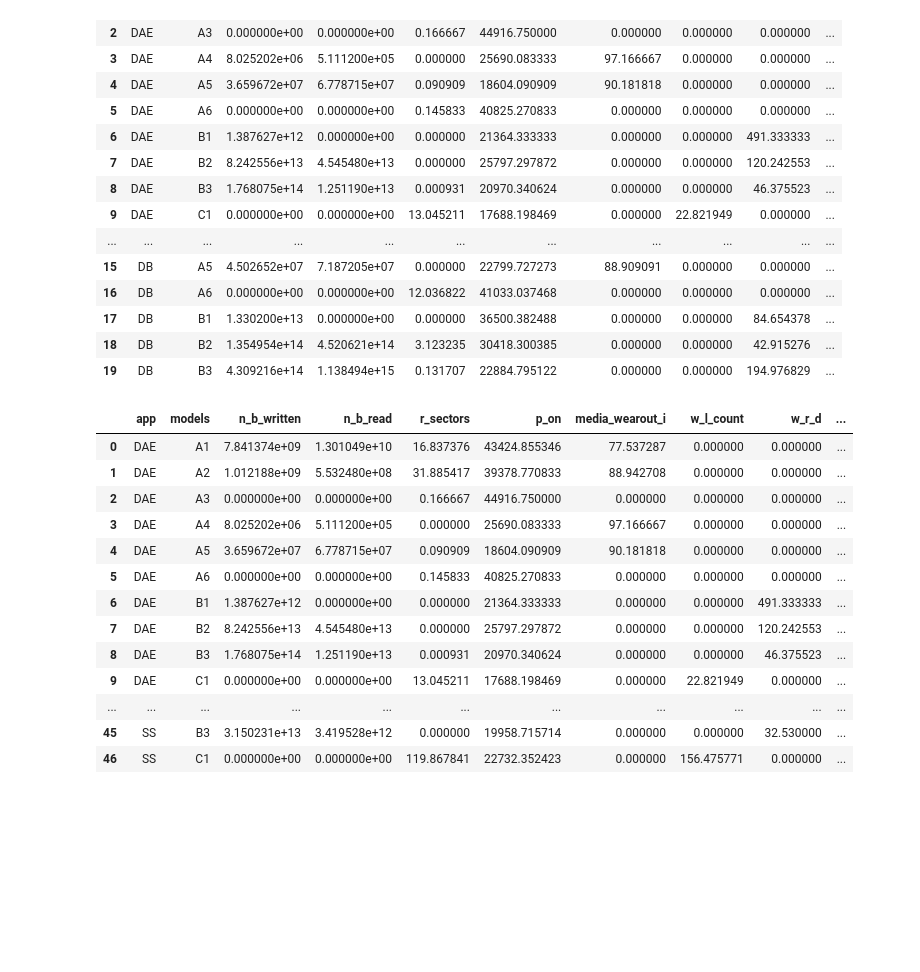
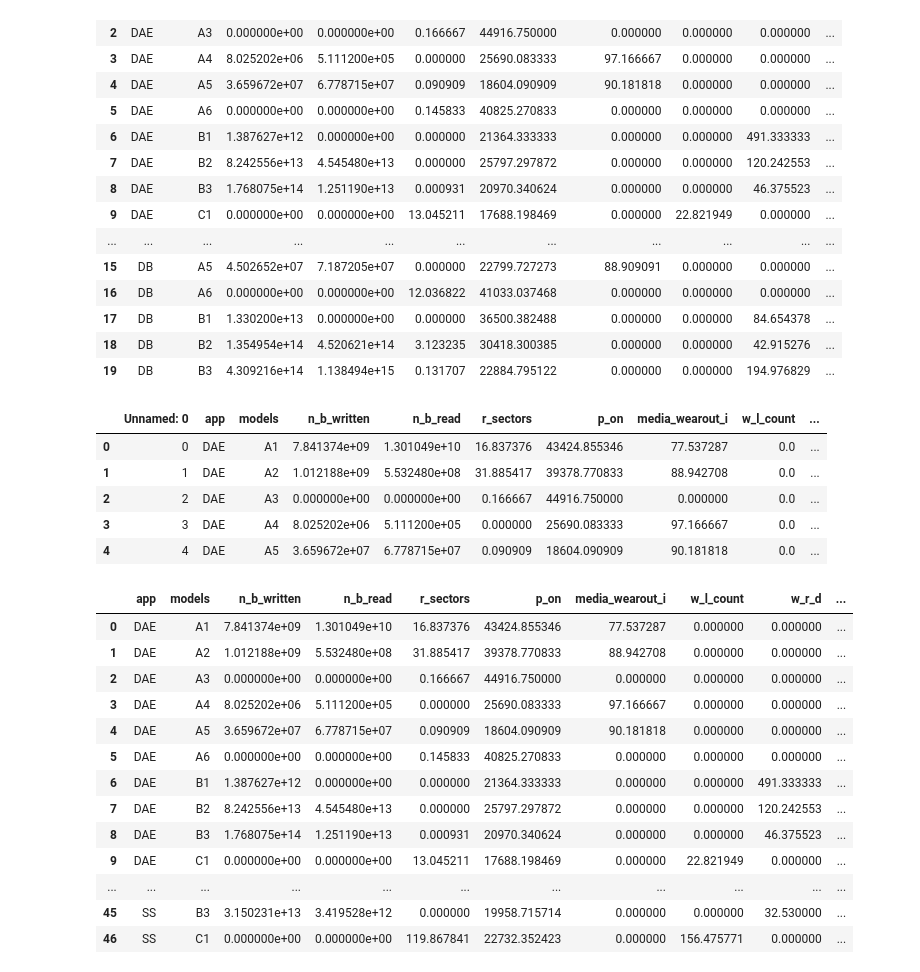
Before and after one commit to EricBorba/StorageFailurePredictor, a Jupyter notebook: Queries.ipynb, the cells around one changed output. Saved outputs shown, nothing was run; the diff lists cells and outputs as text; code cells hidden in the pictures; blank space fills up the shorter version.

```diff
--- a/Queries.ipynb
+++ b/Queries.ipynb
@@ -942,3 +944,12 @@ df_DataSetDoe.to_csv('DataSetDoe.csv')
+# %%
+df_loadDoE.head()
+# %% [output]
+|  | Unnamed: 0 | app | models | n_b_written | n_b_read | r_sectors | p_on | media_wearout_i | w_l_count | ... |
+| 0 | 0 | DAE | A1 | 7.841374e+09 | 1.301049e+10 | 16.837376 | 43424.855346 | 77.537287 | 0.0 | ... |
+| 1 | 1 | DAE | A2 | 1.012188e+09 | 5.532480e+08 | 31.885417 | 39378.770833 | 88.942708 | 0.0 | ... |
+| 2 | 2 | DAE | A3 | 0.000000e+00 | 0.000000e+00 | 0.166667 | 44916.750000 | 0.000000 | 0.0 | ... |
+| 3 | 3 | DAE | A4 | 8.025202e+06 | 5.111200e+05 | 0.000000 | 25690.083333 | 97.166667 | 0.0 | ... |
+| 4 | 4 | DAE | A5 | 3.659672e+07 | 6.778715e+07 | 0.090909 | 18604.090909 | 90.181818 | 0.0 | ... |
 # %%
 df_DataSetDoe.head(50)
 # %% [output]
```
Also changed, not shown: parts of 4 cells of this notebook, 1 other file.
